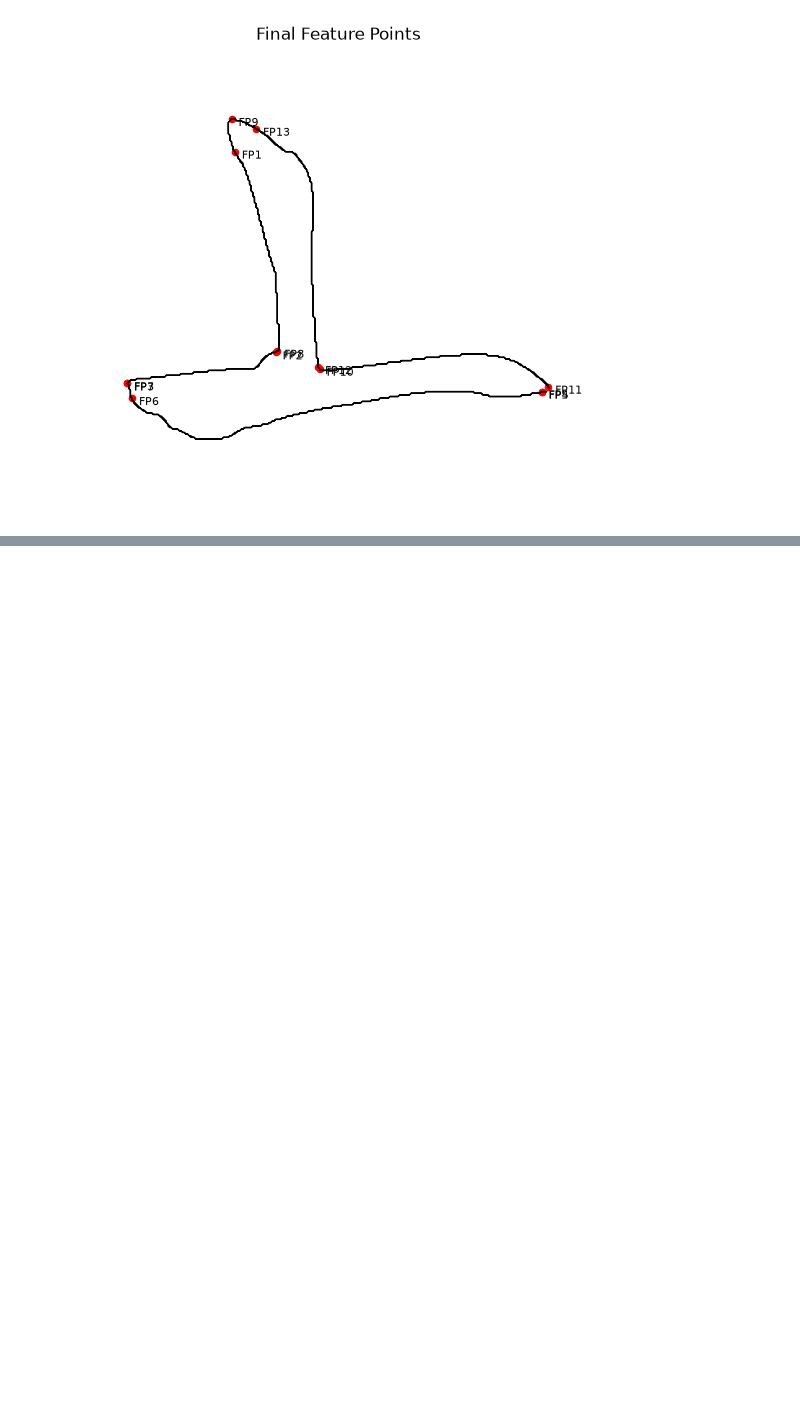
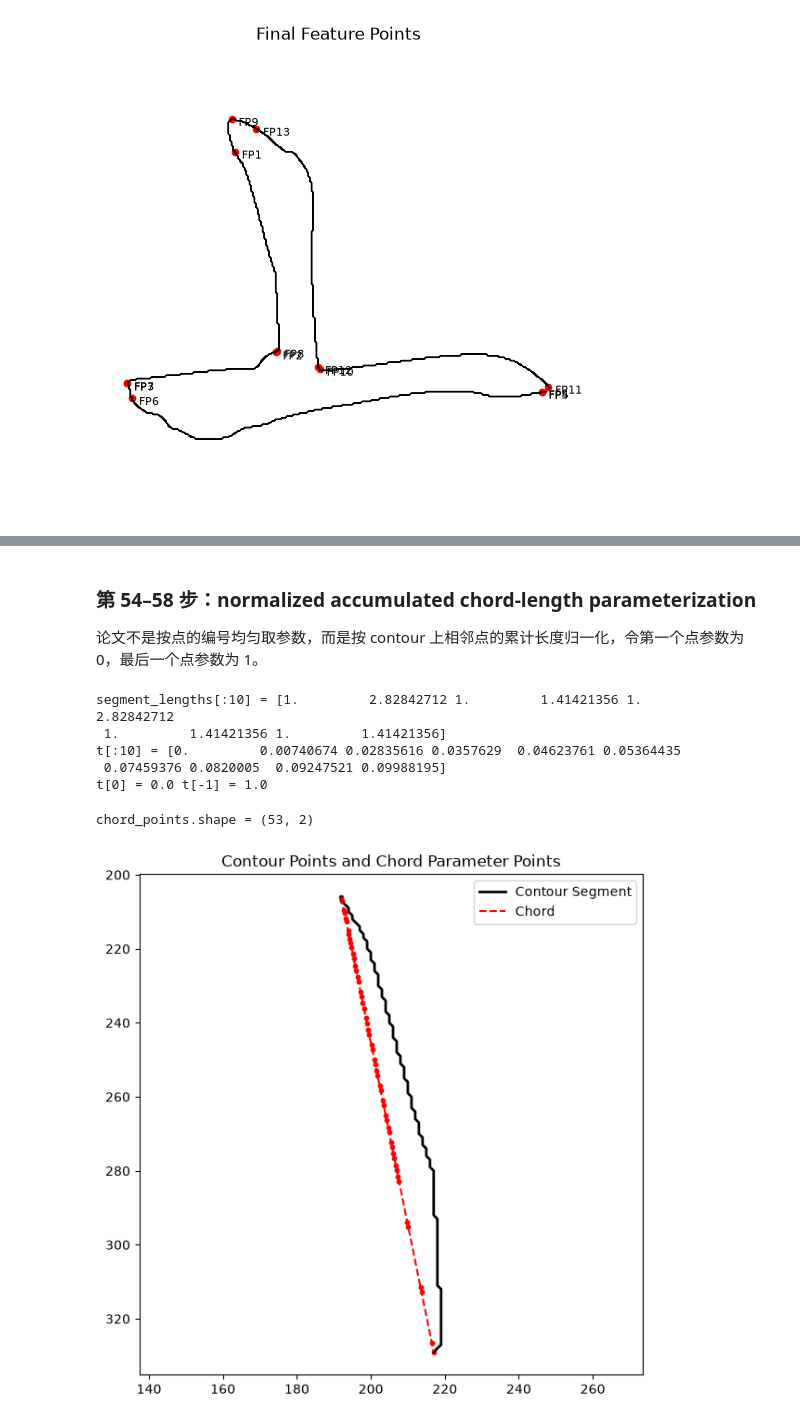
Before and after one commit to Leamon-Lee/zi-font, a Jupyter notebook: 001-calligraphy-outline-font/001-001-calligraphy-outline-font.ipynb, the cells around one changed output, grey strips where cells are left out. Saved outputs shown, nothing was run; the diff lists cells and outputs as text; code cells hidden in the pictures; blank space fills up the shorter version.

```diff
--- a/001-calligraphy-outline-font/001-001-calligraphy-outline-font.ipynb
+++ b/001-calligraphy-outline-font/001-001-calligraphy-outline-font.ipynb
@@ -548,0 +632,39 @@ plt.show()
+# %% [markdown]
+### 第 54–58 步：normalized accumulated chord-length parameterization
+
+论文不是按点的编号均匀取参数，而是按 contour 上相邻点的累计长度归一化，令第一个点参数为 0，最后一个点参数为 1。
+# %%
+# 第 55–57 步：相邻长度、累计长度和归一化参数 t
+segment_diff = np.diff(segment.astype(np.float64), axis=0)
+segment_lengths = np.linalg.norm(segment_diff, axis=1)
+accumulated_length = np.concatenate(([0.0], np.cumsum(segment_lengths)))
+total_length = accumulated_length[-1]
+if total_length == 0:
+    raise ValueError("The selected contour segment has zero length.")
+t = accumulated_length / total_length
+print("segment_lengths[:10] =", segment_lengths[:10])
+print("t[:10] =", t[:10])
+print("t[0] =", t[0], "t[-1] =", t[-1])
+# %% [output]
+segment_lengths[:10] = [1.         2.82842712 1.         1.41421356 1.         2.82842712
+ 1.         1.41421356 1.         1.41421356]
+t[:10] = [0.         0.00740674 0.02835616 0.0357629  0.04623761 0.05364435
+ 0.07459376 0.0820005  0.09247521 0.09988195]
+t[0] = 0.0 t[-1] = 1.0
+# %%
+# 第 58–59 步：在 chord 上计算每个 t 对应的点
+chord_points = (1 - t[:, None]) * S + t[:, None] * E
+print("chord_points.shape =", chord_points.shape)
+
+plt.figure(figsize=(7, 7))
+plt.plot(segment[:, 0], segment[:, 1], color="black", linewidth=2, label="Contour Segment")
+plt.plot(chord_points[:, 0], chord_points[:, 1], color="red", linestyle="--", label="Chord")
+plt.scatter(chord_points[:, 0], chord_points[:, 1], color="red", s=10)
+plt.gca().invert_yaxis()
+plt.axis("equal")
+plt.legend()
+plt.title("Contour Points and Chord Parameter Points")
+plt.show()
+# %% [output]
+chord_points.shape = (53, 2)
+[figure, added]
```
Also changed, not shown: parts of 34 cells of this notebook, 1 other file.
